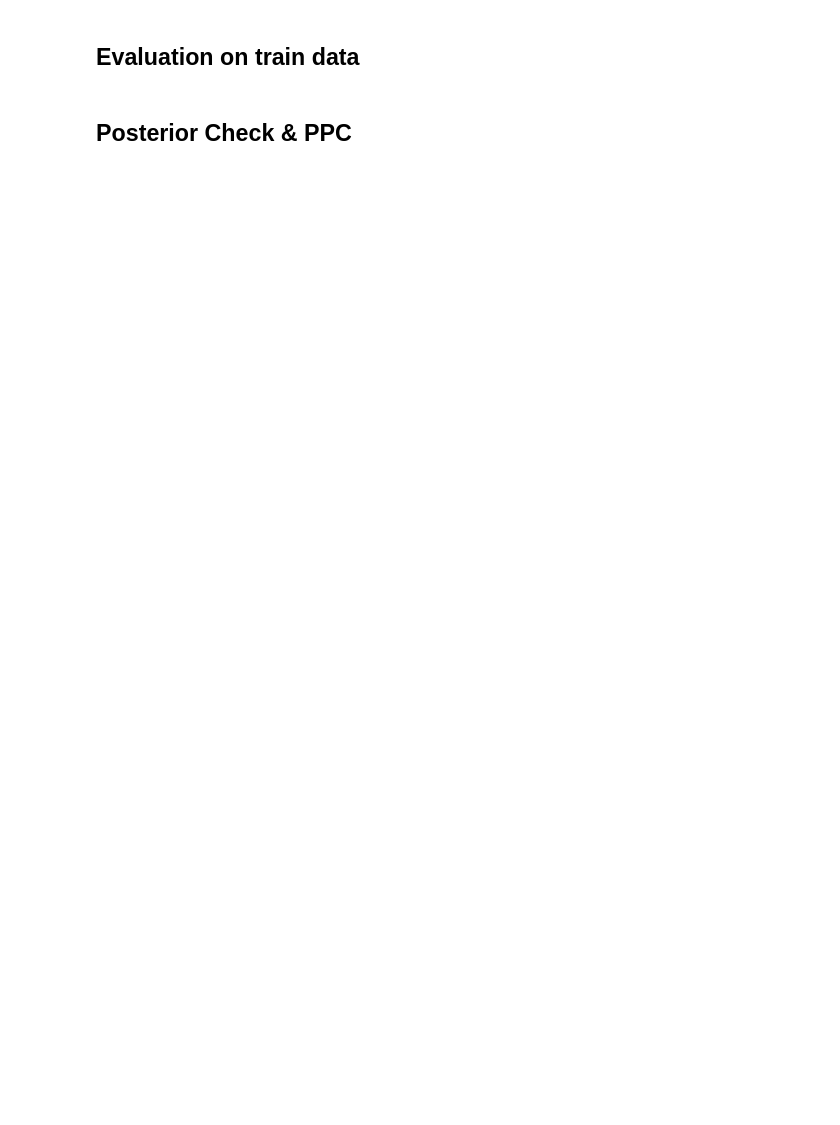
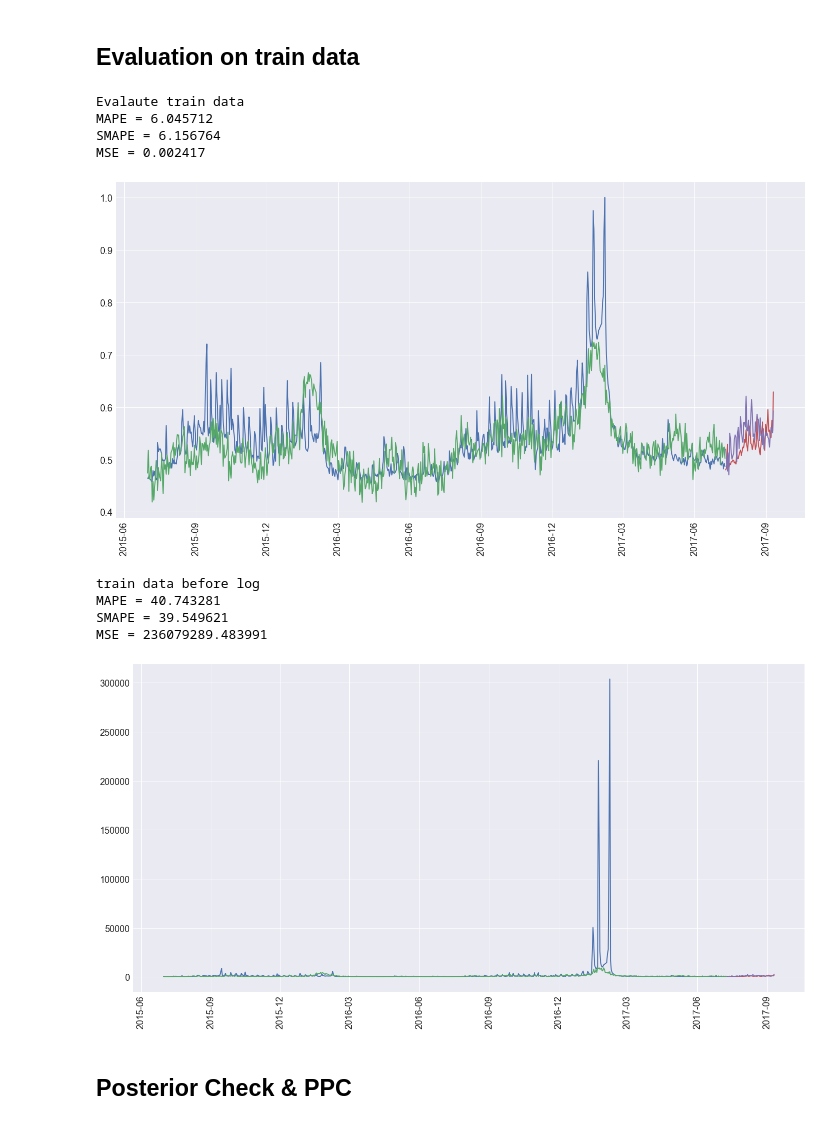
Before and after one commit to AmyJiang/probprog-project, a Jupyter notebook: project.ipynb, the cells around one changed output. Drawn from its saved outputs; the diff is of its cells as text; code cells hidden in the pictures; blank space fills up the shorter version.

```diff
--- a/project.ipynb
+++ b/project.ipynb
@@ -258,28 +378,38 @@ plt.show()
 # %%
 # Training error
 y_train_pred = np.array([sess.run([y_post],
-                  feed_dict={t: X_train['t'],
-                             A: X_train['A'],
-                             X: X_train['X'].as_matrix(),
-                             sigmas: X_train['sigmas'],
-                             t_change: changepoints_t,
-                             tau: changepoint_prior_scale}) for _ in range(500)]).mean(axis=0)[0]
+                                  feed_dict={t: X_train['t'],
+                                             A: X_train['A'], X: X_train['X'].as_matrix(),
+                                             sigmas: X_train['sigmas'], t_change: changepoints_t}
+                                                #tau: changepoint_prior_scale}))
+                                 ) for _ in range(500)]).mean(axis=0)[0]
 
 
 print("Evalaute train data")
-evalute(history['y_scaled'], y_train_pred)
+evaluate(history['y_scaled'], y_train_pred)
 plot_evaluate(history['ds'], history['y_scaled'],y_train_pred)
 plot_evaluate(future['ds'],future['y_scaled'],y_pred)
 plt.show()
 
 print("train data before log")
-evalute(history['views'],np.exp(y_train_pred * y_scale))
+evaluate(history['views'],np.exp(y_train_pred * y_scale))
 plot_evaluate(history['ds'], history['views'],np.exp(y_train_pred * y_scale))
 plot_evaluate(future['ds'],future['views'],np.exp(y_pred * y_scale))
 plt.show()
 
 # plot_APE(history['ds'], history['y_scaled'],y_train_pred, 'y_scaled')
 # plt.show()
+# %% [output]
+Evalaute train data
+MAPE = 6.045712
+SMAPE = 6.156764
+MSE = 0.002417
+[figure, added]
+train data before log
+MAPE = 40.743281
+SMAPE = 39.549621
+MSE = 236079289.483991
+[figure, added]
 # %% [markdown]
 ## Posterior Check & PPC
 # %%
```
Also changed, not shown: parts of 15 cells of this notebook, 1 other file.
